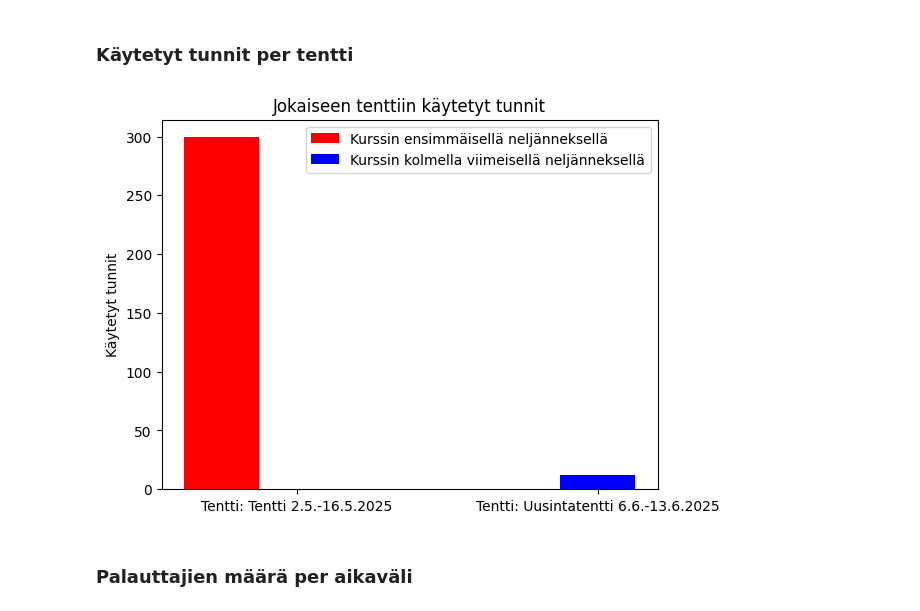
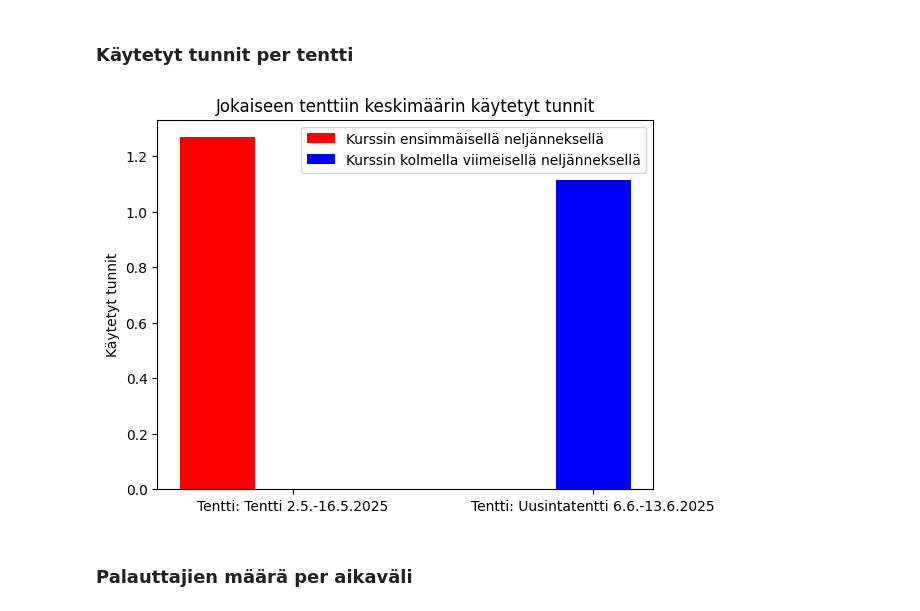
Before and after one commit to Colabres/moodle-analytics-pipeline, a Jupyter notebook: Data_exploraatioJT.ipynb, the cells around one changed output. Drawn from its saved outputs; the diff is of its cells as text; code cells hidden in the pictures.

```diff
--- a/Data_exploraatioJT.ipynb
+++ b/Data_exploraatioJT.ipynb
@@ -370,9 +370,10 @@ activity = logs1[logs1["Tapahtuman nimi"].isin(["Tenttivastaus palautettu", "Ten
 early = activity[activity["Aika"]-start <= neljannes]
 later = activity[activity["Aika"]-start > neljannes]
 
-def compute_total_hours_on_a_specific_exam(table, colname):
+def compute_total_hours_on_a_specific_exam(table, colname, colname2):
     ac = np.empty(shape=0)
     contxs = np.empty(shape=0)
+    user_n = np.empty(shape=0)
     if len(table) == 0:
         return pd.DataFrame({"contx": pd.Series(["emptyrow"]), colname: pd.Series([0])})
 
@@ -385,12 +386,16 @@ def compute_total_hours_on_a_specific_exam(table, colname):
             user_hours = 0
             cur_context = l[1]
             cur_user = l[6]
+            n_users = 0
             counter = 0
 
         if l[1] != cur_context: #Check if context has changed
             contxs = np.append(contxs, cur_context)
             context_hours += user_hours
             ac = np.append(ac, context_hours)
+            n_users += 1
+            user_n = np.append(user_n, n_users)
+            n_users = 0
             context_hours = 0
             cur_context = l[1]
             cur_user = l[6]
@@ -402,44 +407,50 @@ def compute_total_hours_on_a_specific_exam(table, colname):
             user_hours = 0
             counter = 0
             cur_user = l[6]
+            n_users += 1
 
         if l[3] == "Tenttiin vastaaminen aloitettu":
             if counter == 0:
                 start = l[0] #last recorded exam start
             counter += 1
 
         else: #in other words, if event_name == "Tenttivastaus palautettu"
             counter -= 1
 
             if counter == 0:
                 user_hours += (l[0]-start).total_seconds()/3600 #1h = 3600s
 
             elif counter < 0: #if event_name "Tenttivastaus palautettu" for any reason comes before a corresponding "Tenttiin vastaaminen aloitettu"
                 counter = 0 #these cases are ignored
     contxs = np.append(contxs, cur_context)
     ac = np.append(ac, context_hours)
-    return pd.DataFrame({"contx": pd.Series(contxs), colname: pd.Series(ac)})
+    n_users += 1
+    user_n = np.append(user_n, n_users)
+    return pd.DataFrame({"contx": pd.Series(contxs), colname: pd.Series(ac), colname2: pd.Series(user_n)})
 
 earlyactivity = early.sort_values(by=["Tapahtuman konteksti", "käyttäjä id", "Aika"]).to_numpy()
 lateractivity = later.sort_values(by=["Tapahtuman konteksti", "käyttäjä id", "Aika"]).to_numpy()
-earlyavgs = compute_total_hours_on_a_specific_exam(earlyactivity, "hours_early")
-lateravgs = compute_total_hours_on_a_specific_exam(lateractivity, "hours_later")
+earlyavgs = compute_total_hours_on_a_specific_exam(earlyactivity, "hours_early", "n_users_early")
+lateravgs = compute_total_hours_on_a_specific_exam(lateractivity, "hours_later", "n_users_later")
 
 df_plot = earlyavgs.merge(lateravgs, on="contx", how="outer")
 df_plot = df_plot.fillna(0)
 df_plot = df_plot[df_plot["contx"] != "emptyrow"]
 
-plt.title("Jokaiseen tenttiin käytetyt tunnit")
+y1 = [df_plot["hours_early"].to_numpy()[i]/df_plot["n_users_early"].to_numpy()[i] if df_plot["n_users_early"].to_numpy()[i] > 0 else 0 for i in range(len(df_plot["hours_early"].to_numpy()))]
+y2 = [df_plot["hours_later"].to_numpy()[i]/df_plot["n_users_later"].to_numpy()[i] if df_plot["n_users_later"].to_numpy()[i] > 0 else 0 for i in range(len(df_plot["hours_later"].to_numpy()))]
+
+plt.title("Jokaiseen tenttiin keskimäärin käytetyt tunnit")
 plt.ylabel("Käytetyt tunnit")
 x1 = np.arange(len(df_plot["hours_early"].to_list()))
 x2 = [x + 0.25 for x in x1]
-plt.bar(x1, df_plot["hours_early"], color='r', width=0.25, label="Kurssin ensimmäisellä neljänneksellä")
-plt.bar(x2, df_plot["hours_later"], color='b', width=0.25, label="Kurssin kolmella viimeisellä neljänneksellä")
+plt.bar(x1, y1, color='r', width=0.25, label="Kurssin ensimmäisellä neljänneksellä")
+plt.bar(x2, y2, color='b', width=0.25, label="Kurssin kolmella viimeisellä neljänneksellä")
 plt.xticks([r + 0.25 for r in range(len(df_plot["hours_early"].to_list()))], df_plot["contx"].to_list())
 plt.legend()
 plt.show()
 # %% [output]
-[figure, old version]
+[figure, new version]
 # %% [markdown]
 ### Palauttajien määrä per aikaväli
 # %%
```
Also changed, not shown: 1 other file.
